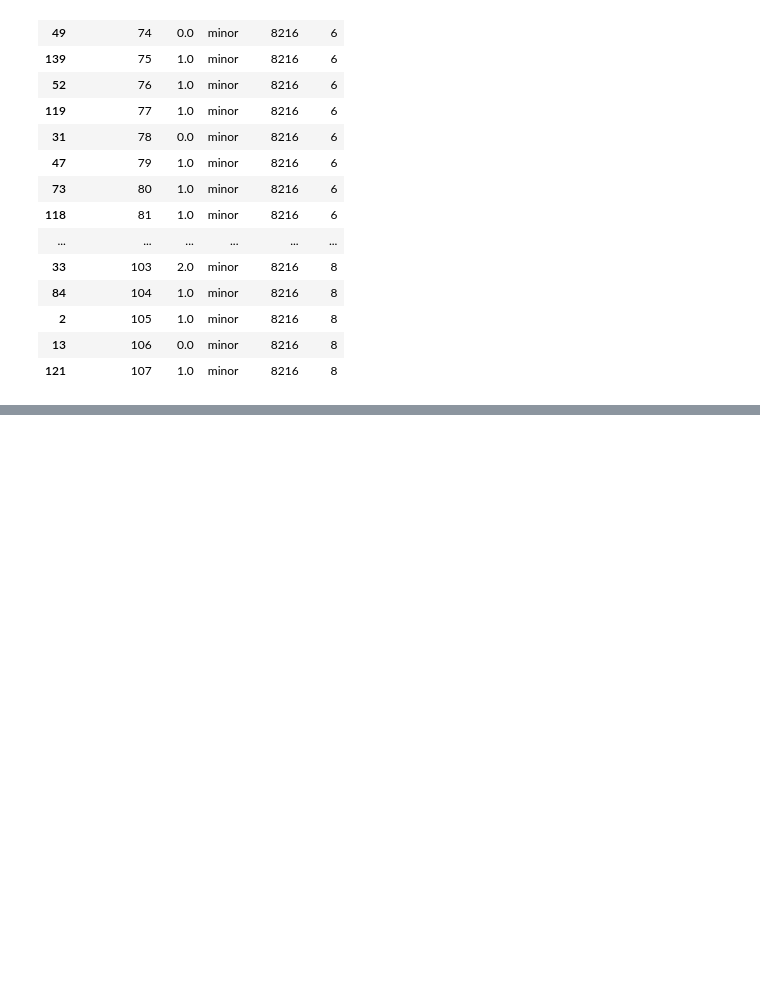
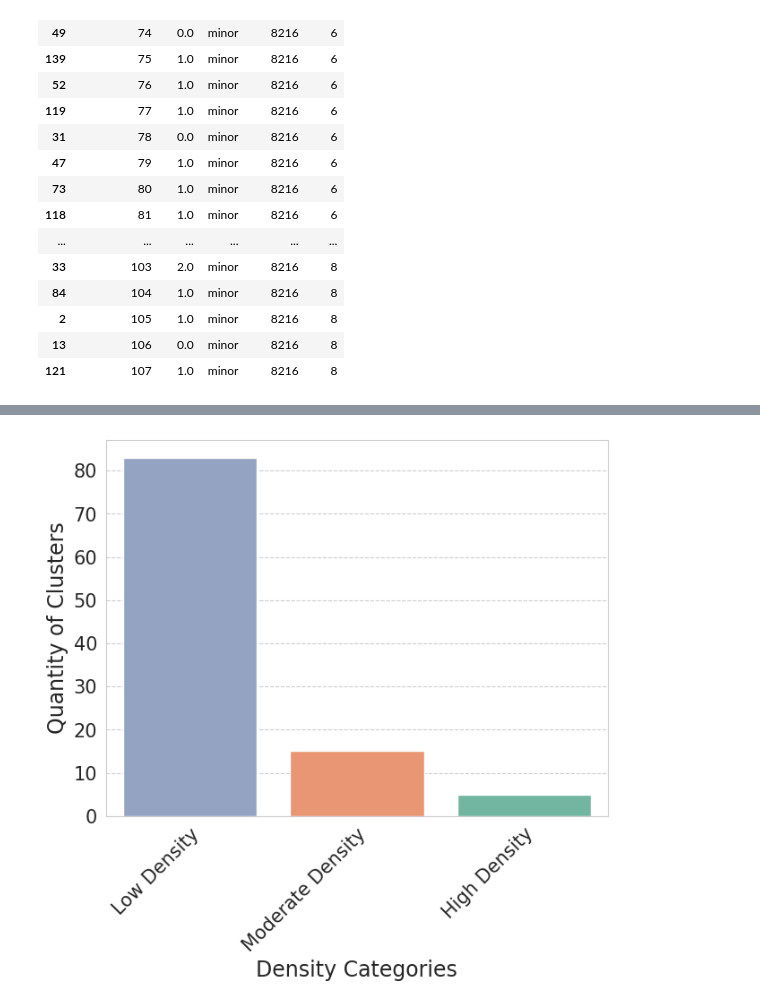
Before and after one commit to jcnborges/busanalysis, a Jupyter notebook: notebooks/ieee_t_its_2024/ieee-t-its.ipynb, the cells around one changed output, grey strips where cells are left out. Drawn from its saved outputs; the diff is of its cells as text; code cells hidden in the pictures; blank space fills up the shorter version.

```diff
--- a/notebooks/ieee_t_its_2024/ieee-t-its.ipynb
+++ b/notebooks/ieee_t_its_2024/ieee-t-its.ipynb
@@ -389,0 +468,11 @@ df.query("group_id == 8216 and series == 'minor' and 6 <= hour <= 8").sort_value
+# %%
+fig, axes = plt.subplots(figsize = (7, 7))
+sns.set_style("whitegrid", {'grid.linestyle': '--'})
+g = sns.countplot(x = aux1.density, hue = aux1.density, order = density_choices, palette = sns.color_palette("Set2", 3))
+g.tick_params(labelsize = 15)
+g.set_xlabel("Density Categories", fontsize = 17)
+g.set_ylabel("Quantity of Clusters", fontsize = 17)
+plt.xticks(rotation = 45, ha = 'right', rotation_mode = 'anchor')
+plt.subplots_adjust(left = 0.15, right = 0.95, bottom = 0.35, top = 0.95)
+# %% [output]
+[figure, added]
```
Also changed, not shown: parts of 16 cells of this notebook, 1 other file.
